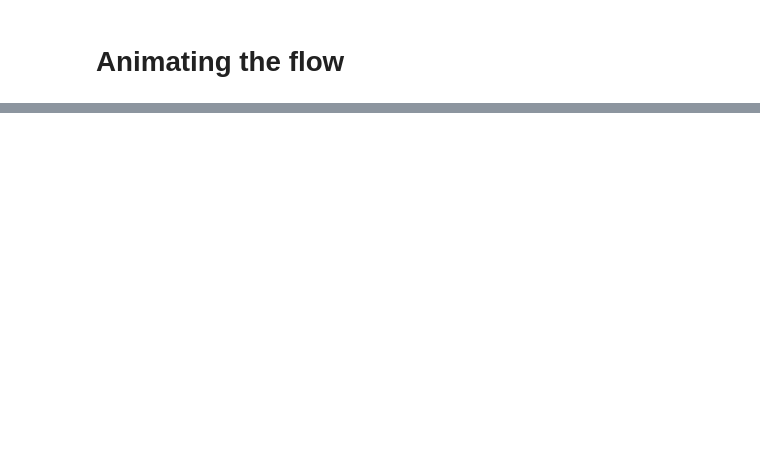
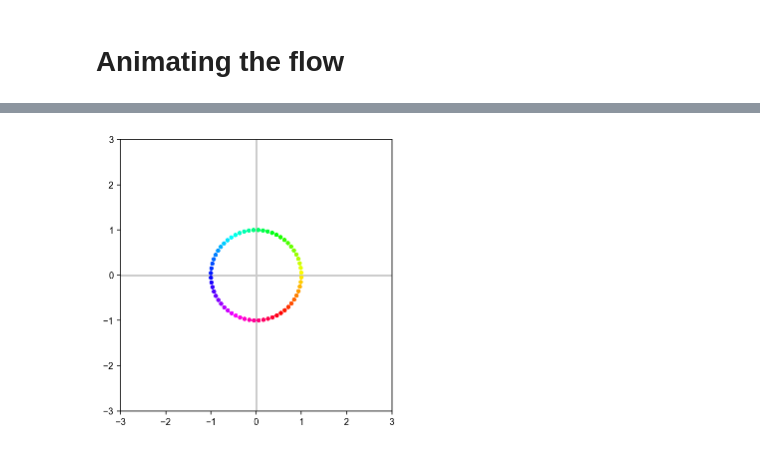
Before and after one commit to badralbanna/FCLChonnatsci, a Jupyter notebook: Linear Transformations in 2D.ipynb, the cells around one changed output, grey strips where cells are left out. Cells and saved outputs as stored; diff of their text form; code cells hidden in the pictures; blank space fills up the shorter version.

```diff
--- a/Linear Transformations in 2D.ipynb
+++ b/Linear Transformations in 2D.ipynb
@@ -73,7 +110,7 @@ ax.set_ylim([-3, 3])
 # %% [markdown]
 # Animating the flow
 # %%
-# Plotting the result of multiplying V and V_sel by M as an animation
+# Plotting the result of multiplying V by M as an animation
 
 FRAMES = 100
 INTERVAL = 20
@@ -90,12 +127,11 @@ ax.set_xlim([-3, 3])
 ax.set_ylim([-3, 3])
 
 V2 = V[:]
-V2_sel = V_sel[:]
 
 # Animating
 def init():
     a = plot_points(ax, V, colors=colors, zorder=1)
-    return a, b
+    return a
 
 def animate(i):
     ax.clear()
@@ -107,13 +143,12 @@ def animate(i):
     ax.axvline(0, color='.8', zorder=0)
 
     V2 = V[:]
-    V2_sel = V_sel[:]
     for j in range(i):
         V2 += DT * M @ V2
-        V2_sel += DT * M @ V2_sel
     a = plot_points(ax, V2, colors=colors, zorder=1)
-    return a, b
+    return a
 
 anim = animation.FuncAnimation(fig, animate, frames=FRAMES, interval=INTERVAL, blit=False, init_func=init)
 
 HTML(anim.to_html5_video())
+# %% [output]
@@ -119,0 +156 @@ HTML(anim.to_html5_video())
+[figure, added]
```
Also changed, not shown: parts of 6 cells of this notebook.
